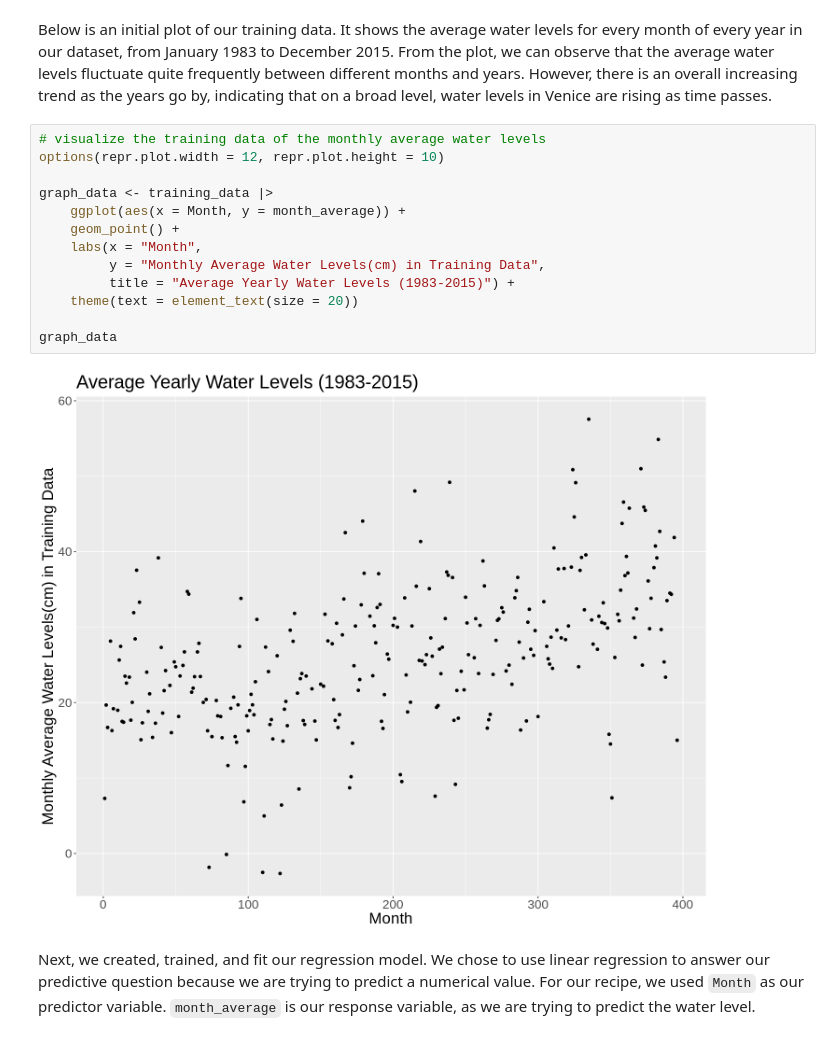
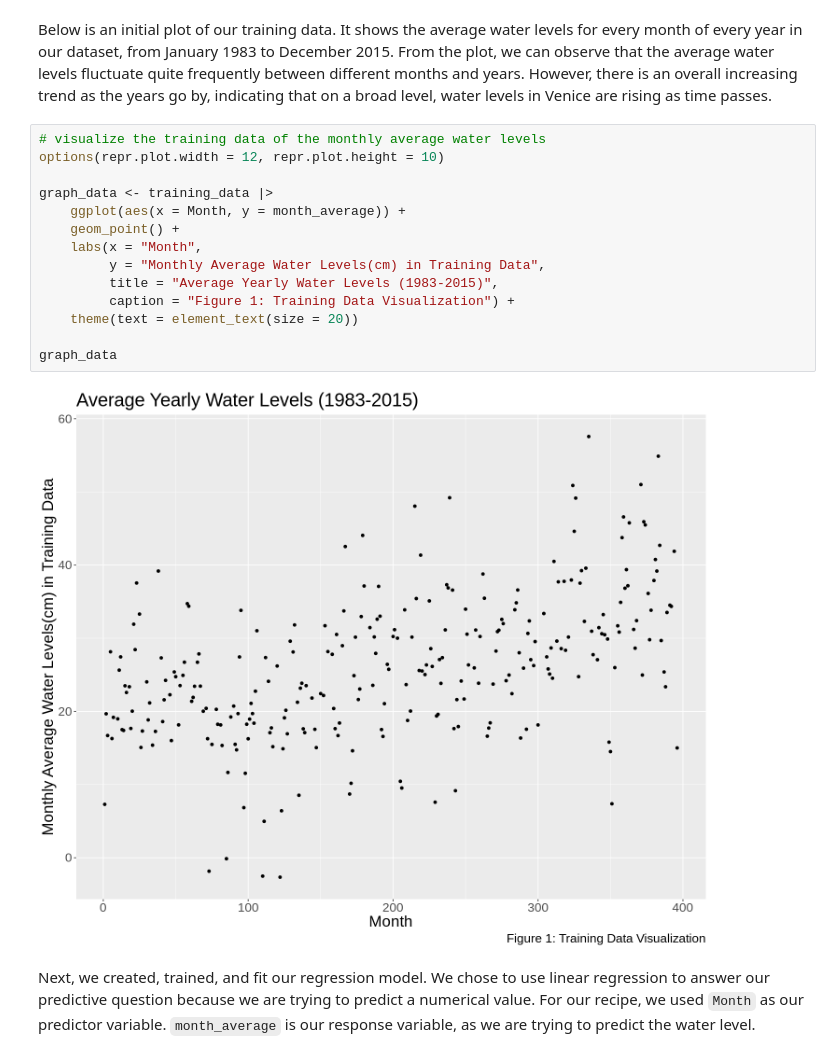
Before and after one commit to Applemyp/dsci100-group36-project, a Jupyter notebook: Group Project Report.ipynb, the cells around one changed output. Cells and saved outputs as stored; diff of their text form.

```diff
--- a/Group Project Report.ipynb
+++ b/Group Project Report.ipynb
@@ -135,18 +144,19 @@ Below is an initial plot of our training data. It shows the average water levels
 # %%
 # visualize the training data of the monthly average water levels
 options(repr.plot.width = 12, repr.plot.height = 10)
 
 graph_data <- training_data |>
     ggplot(aes(x = Month, y = month_average)) +
     geom_point() +
     labs(x = "Month",
          y = "Monthly Average Water Levels(cm) in Training Data",
-         title = "Average Yearly Water Levels (1983-2015)") +
+         title = "Average Yearly Water Levels (1983-2015)",
+         caption = "Figure 1: Training Data Visualization") +
     theme(text = element_text(size = 20))
 
 graph_data
 # %% [output]
-[figure, old version]
+[figure, new version]
 # %% [markdown]
 Next, we created, trained, and fit our regression model. We chose to use linear regression to answer our predictive question because we are trying to predict a numerical value. For our recipe, we used `Month` as our predictor variable. `month_average` is our response variable, as we are trying to predict the water level.
 # %%
```
Also changed, not shown: parts of 6 cells of this notebook.
